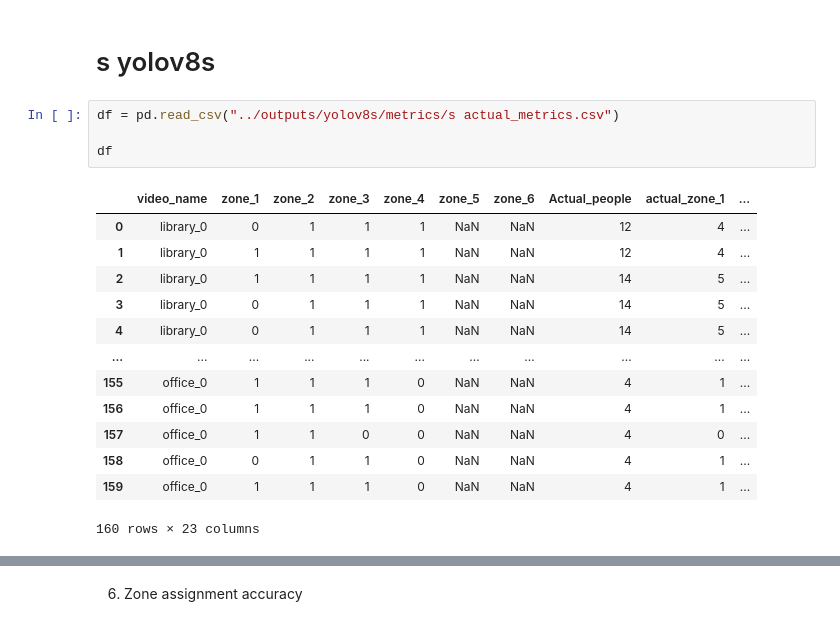
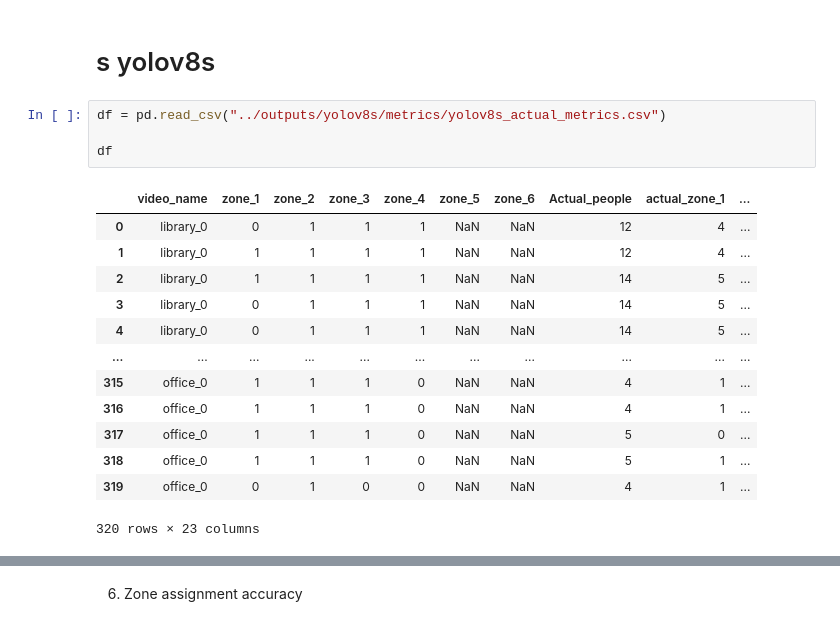
Before and after one commit to gundeepRai/cv_endsem_project, a Jupyter notebook: notebooks/4 and 5 metric.ipynb, the cells around one changed output, grey strips where cells are left out. Drawn from its saved outputs; the diff is of its cells as text.

```diff
--- a/notebooks/4 and 5 metric.ipynb
+++ b/notebooks/4 and 5 metric.ipynb
@@ -196,23 +196,23 @@ final_metrics
 # %% [markdown]
 # s yolov8s
 # %%
-df = pd.read_csv("../outputs/yolov8s/metrics/s actual_metrics.csv")
+df = pd.read_csv("../outputs/yolov8s/metrics/yolov8s_actual_metrics.csv")
 
 df
 # %% [output]
 |  | video_name | zone_1 | zone_2 | zone_3 | zone_4 | zone_5 | zone_6 | Actual_people | actual_zone_1 | ... |
 | 0 | library_0 | 0 | 1 | 1 | 1 | NaN | NaN | 12 | 4 | ... |
 | 1 | library_0 | 1 | 1 | 1 | 1 | NaN | NaN | 12 | 4 | ... |
 | 2 | library_0 | 1 | 1 | 1 | 1 | NaN | NaN | 14 | 5 | ... |
 | 3 | library_0 | 0 | 1 | 1 | 1 | NaN | NaN | 14 | 5 | ... |
 | 4 | library_0 | 0 | 1 | 1 | 1 | NaN | NaN | 14 | 5 | ... |
 | ... | ... | ... | ... | ... | ... | ... | ... | ... | ... | ... |
-| 155 | office_0 | 1 | 1 | 1 | 0 | NaN | NaN | 4 | 1 | ... |
-| 156 | office_0 | 1 | 1 | 1 | 0 | NaN | NaN | 4 | 1 | ... |
-| 157 | office_0 | 1 | 1 | 0 | 0 | NaN | NaN | 4 | 0 | ... |
-| 158 | office_0 | 0 | 1 | 1 | 0 | NaN | NaN | 4 | 1 | ... |
-| 159 | office_0 | 1 | 1 | 1 | 0 | NaN | NaN | 4 | 1 | ... |
+| 315 | office_0 | 1 | 1 | 1 | 0 | NaN | NaN | 4 | 1 | ... |
+| 316 | office_0 | 1 | 1 | 1 | 0 | NaN | NaN | 4 | 1 | ... |
+| 317 | office_0 | 1 | 1 | 1 | 0 | NaN | NaN | 5 | 0 | ... |
+| 318 | office_0 | 1 | 1 | 1 | 0 | NaN | NaN | 5 | 1 | ... |
+| 319 | office_0 | 0 | 1 | 0 | 0 | NaN | NaN | 4 | 1 | ... |
-160 rows × 23 columns
+320 rows × 23 columns
 # %%
 def detection_accuracy(actual, detected):
 
```
Also changed, not shown: parts of 10 cells of this notebook.
